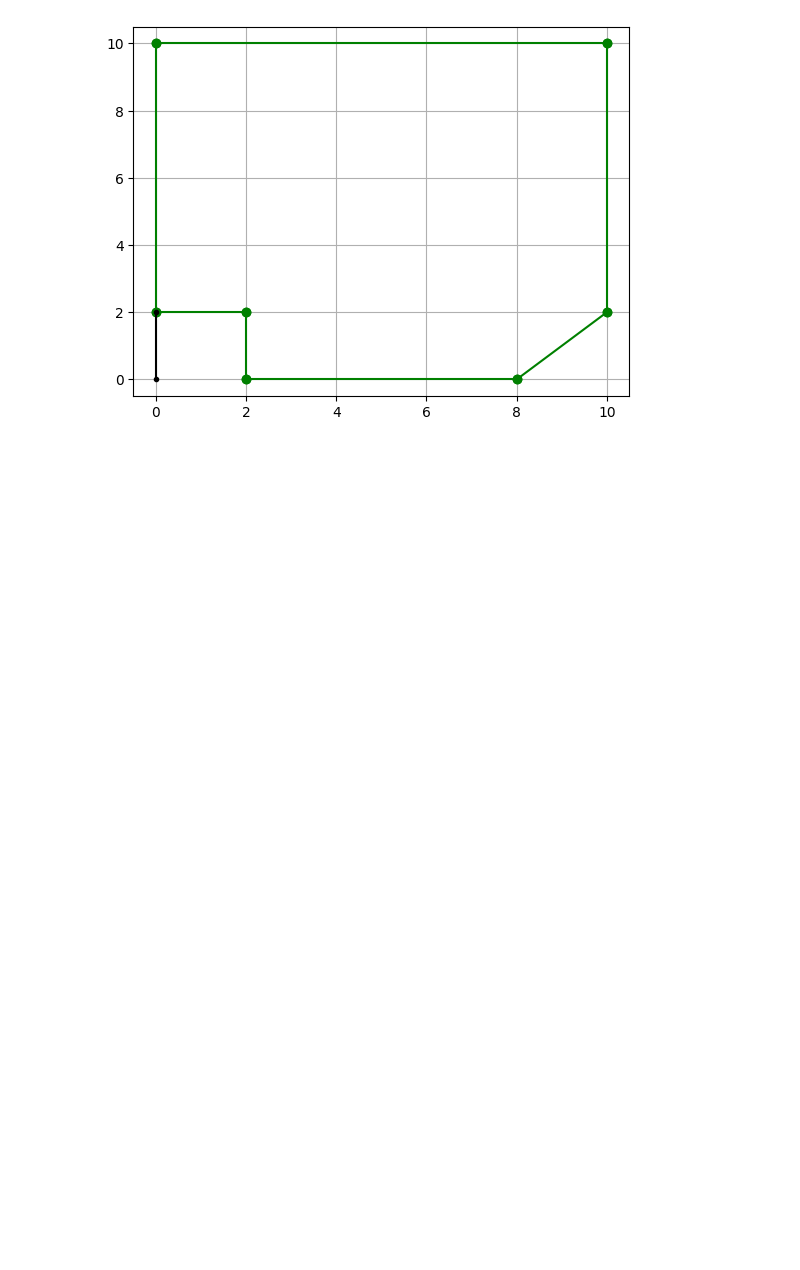
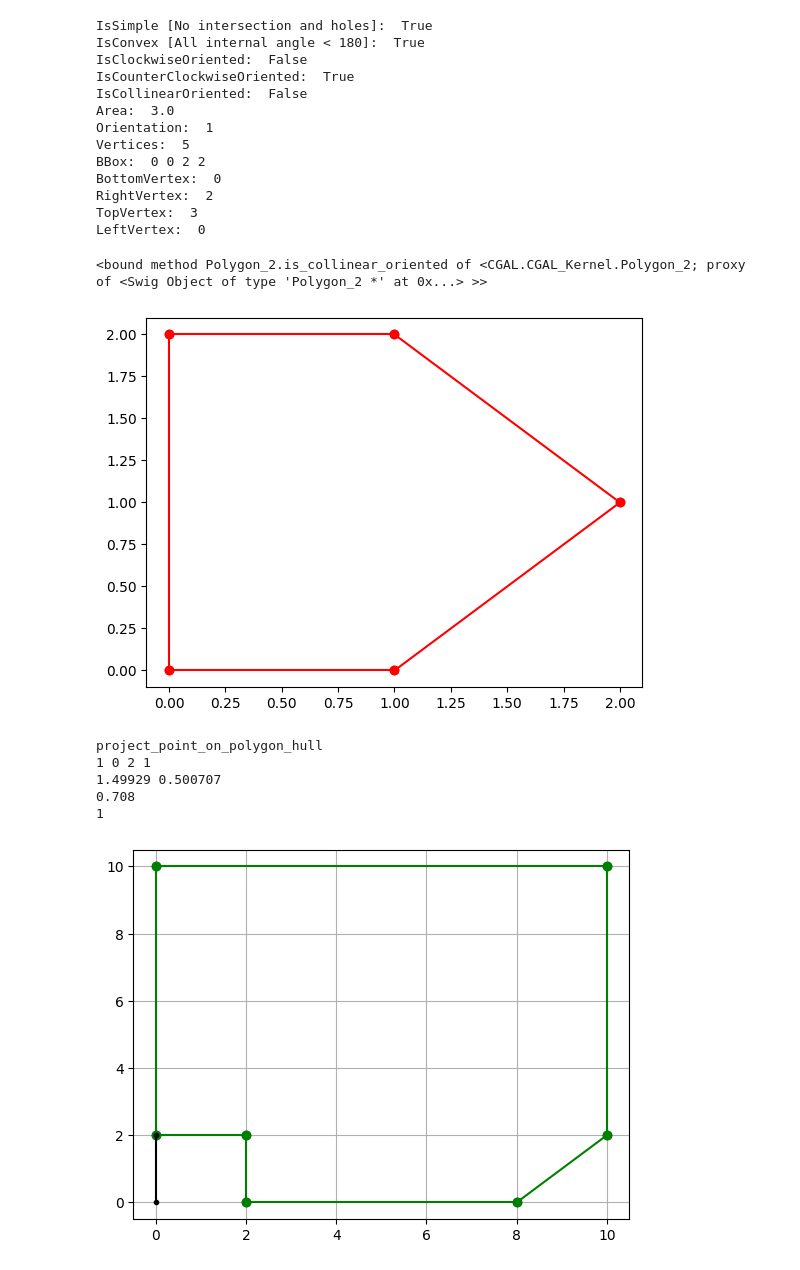
Before and after one commit to dringakn/ROSExamples, a Jupyter notebook: script/cgal_playground.ipynb, the cells around one changed output. Drawn from its saved outputs; the diff is of its cells as text; code cells hidden in the pictures; blank space fills up the shorter version.

Commit message:
cgal polygon analysis

```diff
--- a/script/cgal_playground.ipynb
+++ b/script/cgal_playground.ipynb
@@ -962,8 +984,45 @@ OffsetVector: 0 -3
 # %%
-# pg3.reverse_orientation()
-# cgal_polygon_properties(pg3)
+# Display properties
+plot_cgal_polygon2(pg1, plt.gca())
+cgal_polygon_properties(pg1)
 # cgal_line_properties(l1)
 # cgal_linesegment_properties(ls1)
+pg1.is_collinear_oriented
+# %% [output]
+IsSimple [No intersection and holes]:  True
+IsConvex [All internal angle < 180]:  True
+IsClockwiseOriented:  False
+IsCounterClockwiseOriented:  True
+IsCollinearOriented:  False
+Area:  3.0
+Orientation:  1
+Vertices:  5
+BBox:  0 0 2 2
+BottomVertex:  0
+RightVertex:  2
+TopVertex:  3
+LeftVertex:  0
+<bound method Polygon_2.is_collinear_oriented of <CGAL.CGAL_Kernel.Polygon_2; proxy of <Swig Object of type 'Polygon_2 *' at 0x...> >>
+[figure, added]
+# %%
+# print(project_on_polygon_hull(vg.Point(1, 1), g, 0, 0.01))
+# print(pg1.bounded_side(Point_2(1, 1))) # Returns: ON_BOUNDED_SIDE(1), ON_BOUNDARY(0) or ON_UNBOUNDED_SIDE(-1)
+
+# Project point on polygon
+pt = Point_2(2, 0)
+cedge, npt, dist, bside = project_point_on_polygon_hull(pt, pg1, 0.001) # closest_edge, proj_pt, edge_distance, pg.bounded_side(proj_pt),
+print("project_point_on_polygon_hull")
+print(cedge)
+# print(cedge.direction())
+print(npt)
+print(f"{dist:0.3f}")
+print(bside)
+# %% [output]
+project_point_on_polygon_hull
+1 0 2 1
+1.49929 0.500707
+0.708
+1
 # %%
 l4 = l3#Line_2(Point_2(0,1), Point_2(1,1))
 # plot_cgal_polygon2(pg2, ax=plt.gca(), params="-ro")
```
Also changed, not shown: parts of 4 cells of this notebook.
